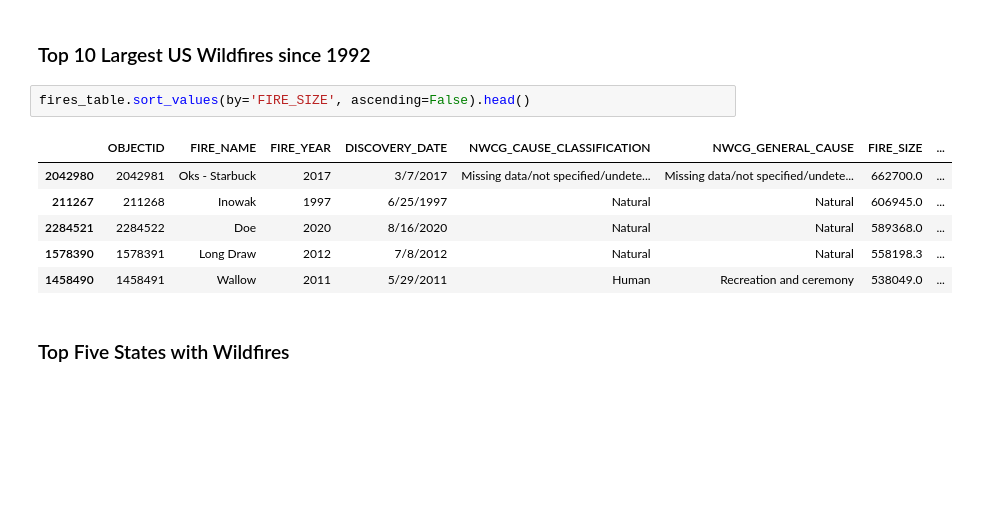
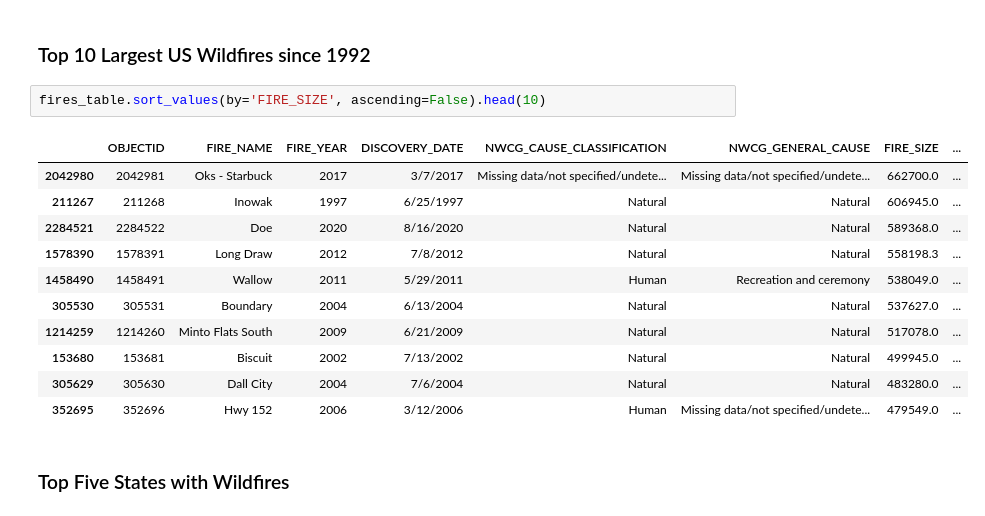
Before and after one commit to Oohwo/US-Wildfires-Data-Exploration, a Jupyter notebook: US Wildfires Data Exploration.ipynb, the cells around one changed output. Saved outputs shown, nothing was run; the diff lists cells and outputs as text; blank space fills up the shorter version.

```diff
--- a/US Wildfires Data Exploration.ipynb
+++ b/US Wildfires Data Exploration.ipynb
@@ -415,14 +419,19 @@ Given that the correlation is $.54$, we can say that there is a moderate positiv
 # %% [markdown]
 ### Top 10 Largest US Wildfires since 1992
 # %%
-fires_table.sort_values(by='FIRE_SIZE', ascending=False).head()
+fires_table.sort_values(by='FIRE_SIZE', ascending=False).head(10)
 # %% [output]
 |  | OBJECTID | FIRE_NAME | FIRE_YEAR | DISCOVERY_DATE | NWCG_CAUSE_CLASSIFICATION | NWCG_GENERAL_CAUSE | FIRE_SIZE | ... |
 | 2042980 | 2042981 | Oks - Starbuck | 2017 | 3/7/2017 | Missing data/not specified/undete... | Missing data/not specified/undete... | 662700.0 | ... |
 | 211267 | 211268 | Inowak | 1997 | 6/25/1997 | Natural | Natural | 606945.0 | ... |
 | 2284521 | 2284522 | Doe | 2020 | 8/16/2020 | Natural | Natural | 589368.0 | ... |
 | 1578390 | 1578391 | Long Draw | 2012 | 7/8/2012 | Natural | Natural | 558198.3 | ... |
 | 1458490 | 1458491 | Wallow | 2011 | 5/29/2011 | Human | Recreation and ceremony | 538049.0 | ... |
+| 305530 | 305531 | Boundary | 2004 | 6/13/2004 | Natural | Natural | 537627.0 | ... |
+| 1214259 | 1214260 | Minto Flats South | 2009 | 6/21/2009 | Natural | Natural | 517078.0 | ... |
+| 153680 | 153681 | Biscuit | 2002 | 7/13/2002 | Natural | Natural | 499945.0 | ... |
+| 305629 | 305630 | Dall City | 2004 | 7/6/2004 | Natural | Natural | 483280.0 | ... |
+| 352695 | 352696 | Hwy 152 | 2006 | 3/12/2006 | Human | Missing data/not specified/undete... | 479549.0 | ... |
 # %% [markdown]
 ### Top Five States with Wildfires
 # %%
```
Also changed, not shown: parts of 5 cells of this notebook.
